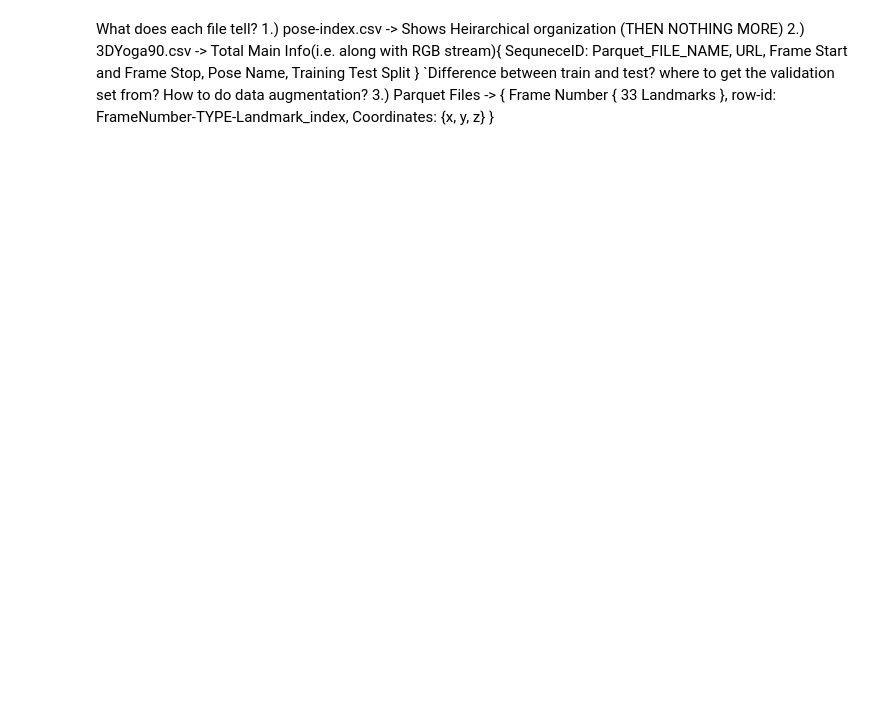
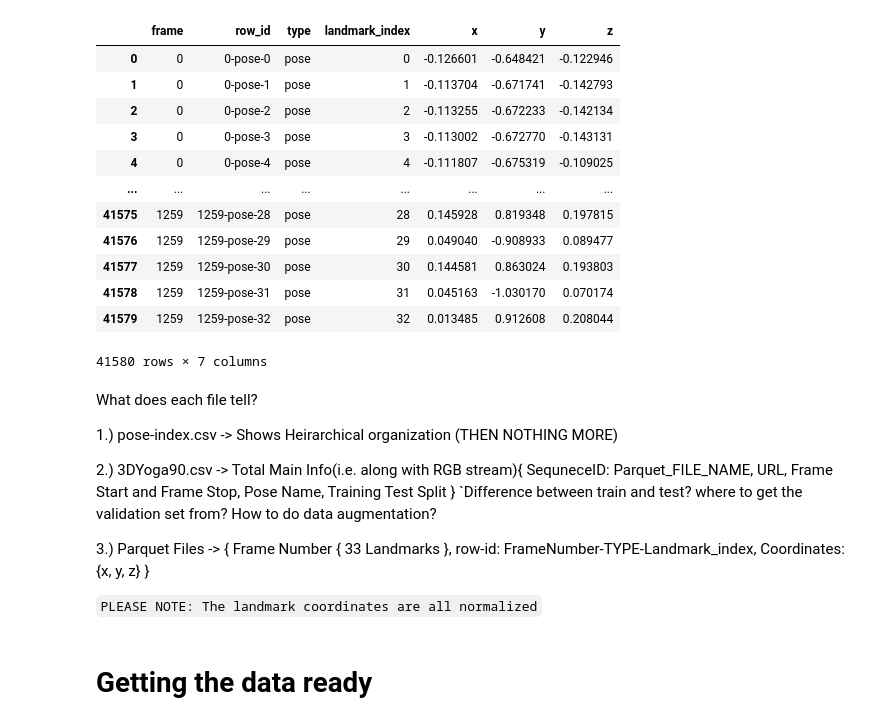
Before and after one commit to AagabBhattarai/Human_pose, a Jupyter notebook: model_making.ipynb, the cells around one changed output. Cells and saved outputs as stored; diff of their text form; code cells hidden in the pictures; blank space fills up the shorter version.

```diff
--- a/model_making.ipynb
+++ b/model_making.ipynb
@@ -17,14 +34,31 @@ sequence_index.head()
 # %%
-pd.read_parquet(r"official_dataset\1000.parquet").head()
+pd.read_parquet(r"official_dataset\3100.parquet")
+# %% [output]
+|  | frame | row_id | type | landmark_index | x | y | z |
+| 0 | 0 | 0-pose-0 | pose | 0 | -0.126601 | -0.648421 | -0.122946 |
+| 1 | 0 | 0-pose-1 | pose | 1 | -0.113704 | -0.671741 | -0.142793 |
+| 2 | 0 | 0-pose-2 | pose | 2 | -0.113255 | -0.672233 | -0.142134 |
+| 3 | 0 | 0-pose-3 | pose | 3 | -0.113002 | -0.672770 | -0.143131 |
+| 4 | 0 | 0-pose-4 | pose | 4 | -0.111807 | -0.675319 | -0.109025 |
+| ... | ... | ... | ... | ... | ... | ... | ... |
+| 41575 | 1259 | 1259-pose-28 | pose | 28 | 0.145928 | 0.819348 | 0.197815 |
+| 41576 | 1259 | 1259-pose-29 | pose | 29 | 0.049040 | -0.908933 | 0.089477 |
+| 41577 | 1259 | 1259-pose-30 | pose | 30 | 0.144581 | 0.863024 | 0.193803 |
+| 41578 | 1259 | 1259-pose-31 | pose | 31 | 0.045163 | -1.030170 | 0.070174 |
+| 41579 | 1259 | 1259-pose-32 | pose | 32 | 0.013485 | 0.912608 | 0.208044 |
+41580 rows × 7 columns
 # %% [markdown]
 What does each file tell?
+
 1.) pose-index.csv -> Shows Heirarchical organization (THEN NOTHING MORE)
+
 2.) 3DYoga90.csv -> Total Main Info(i.e. along with RGB stream){
     SequneceID: Parquet_FILE_NAME,
     URL,
     Frame Start and Frame Stop,
     Pose Name, Training Test Split
 } `Difference between train and test? where to get the validation set from? How to do data augmentation?
+
 3.) Parquet Files -> {
     Frame Number {
         33 Landmarks
@@ -32,3 +66,7 @@ What does each file tell?
     row-id: FrameNumber-TYPE-Landmark_index,
     Coordinates: {x, y, z}
 }
+
+`PLEASE NOTE: The landmark coordinates are all normalized`
+# %% [markdown]
+# Getting the data ready
```
Also changed, not shown: parts of 20 cells of this notebook.
